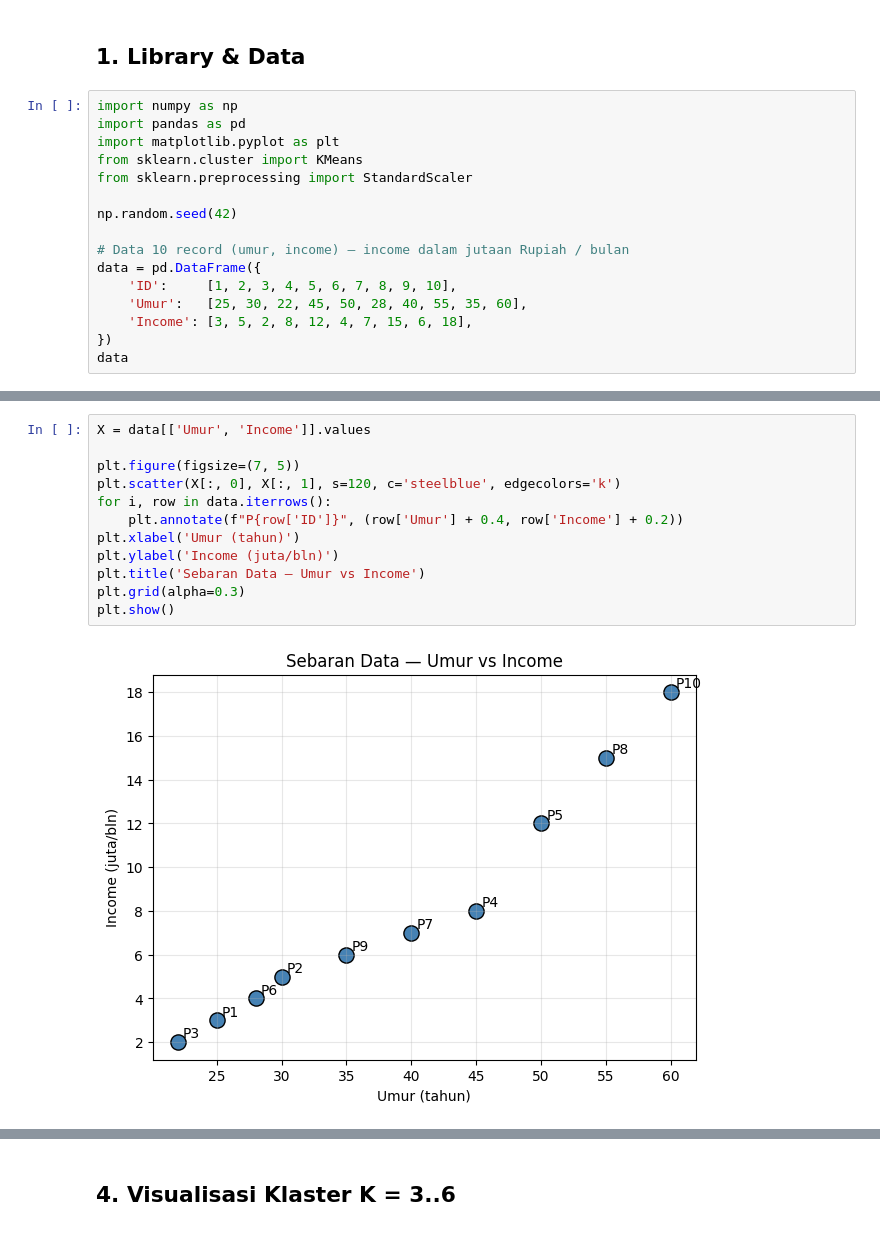
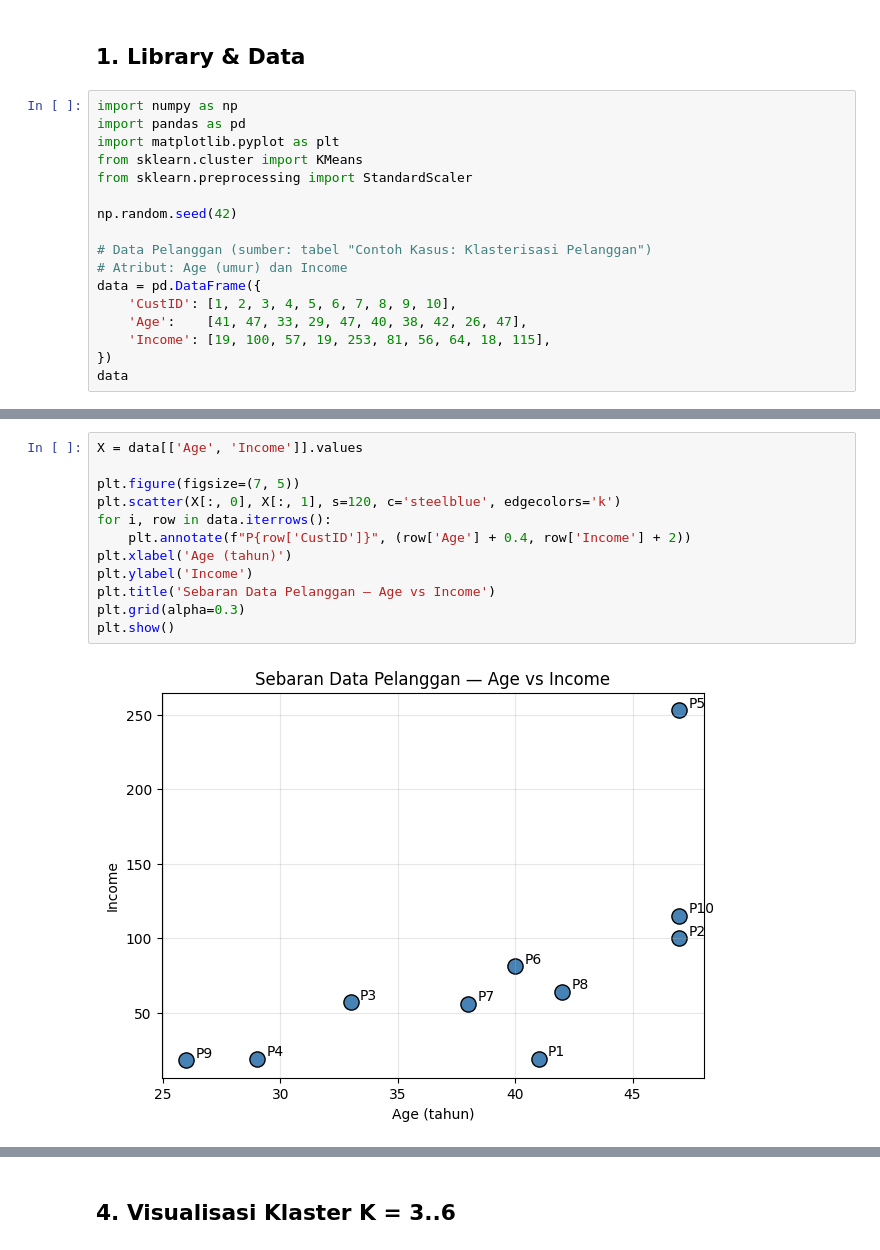
Before and after one commit to ravi-arnan/DataMining, a Jupyter notebook: Tugas2_KMeans_Elbow.ipynb, the cells around one changed output, grey strips where cells are left out. Cells and saved outputs as stored; diff of their text form.

```diff
--- a/Tugas2_KMeans_Elbow.ipynb
+++ b/Tugas2_KMeans_Elbow.ipynb
@@ -21,11 +21,12 @@ from sklearn.preprocessing import StandardScaler
 
 np.random.seed(42)
 
-# Data 10 record (umur, income) — income dalam jutaan Rupiah / bulan
+# Data Pelanggan (sumber: tabel "Contoh Kasus: Klasterisasi Pelanggan")
+# Atribut: Age (umur) dan Income
 data = pd.DataFrame({
-    'ID':     [1, 2, 3, 4, 5, 6, 7, 8, 9, 10],
-    'Umur':   [25, 30, 22, 45, 50, 28, 40, 55, 35, 60],
-    'Income': [3, 5, 2, 8, 12, 4, 7, 15, 6, 18],
+    'CustID': [1, 2, 3, 4, 5, 6, 7, 8, 9, 10],
+    'Age':    [41, 47, 33, 29, 47, 40, 38, 42, 26, 47],
+    'Income': [19, 100, 57, 19, 253, 81, 56, 64, 18, 115],
 })
 data
 # %% [output]
@@ -43,17 +44,17 @@ data
 # %%
-X = data[['Umur', 'Income']].values
+X = data[['Age', 'Income']].values
 
 plt.figure(figsize=(7, 5))
 plt.scatter(X[:, 0], X[:, 1], s=120, c='steelblue', edgecolors='k')
 for i, row in data.iterrows():
-    plt.annotate(f"P{row['ID']}", (row['Umur'] + 0.4, row['Income'] + 0.2))
-plt.xlabel('Umur (tahun)')
-plt.ylabel('Income (juta/bln)')
-plt.title('Sebaran Data — Umur vs Income')
+    plt.annotate(f"P{row['CustID']}", (row['Age'] + 0.4, row['Income'] + 2))
+plt.xlabel('Age (tahun)')
+plt.ylabel('Income')
+plt.title('Sebaran Data Pelanggan — Age vs Income')
 plt.grid(alpha=0.3)
 plt.show()
 # %% [output]
-[figure, old version]
+[figure, new version]
 # %% [markdown]
 ## 2. Hitung Manual untuk K = 2
 
```
Also changed, not shown: parts of 11 cells of this notebook, 6 other files.
